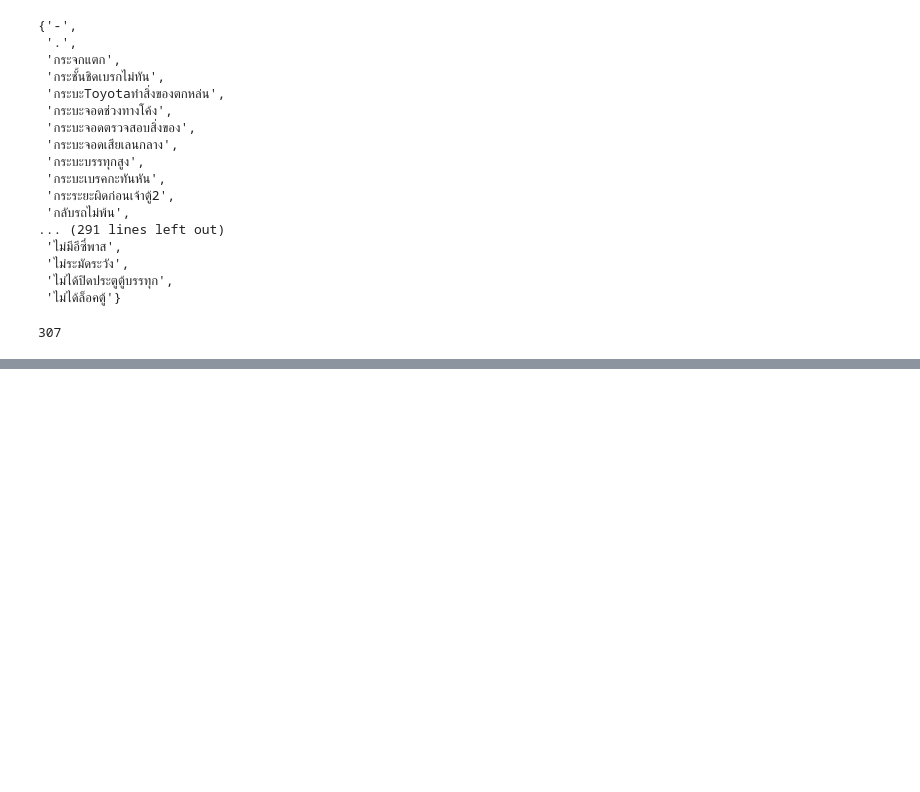
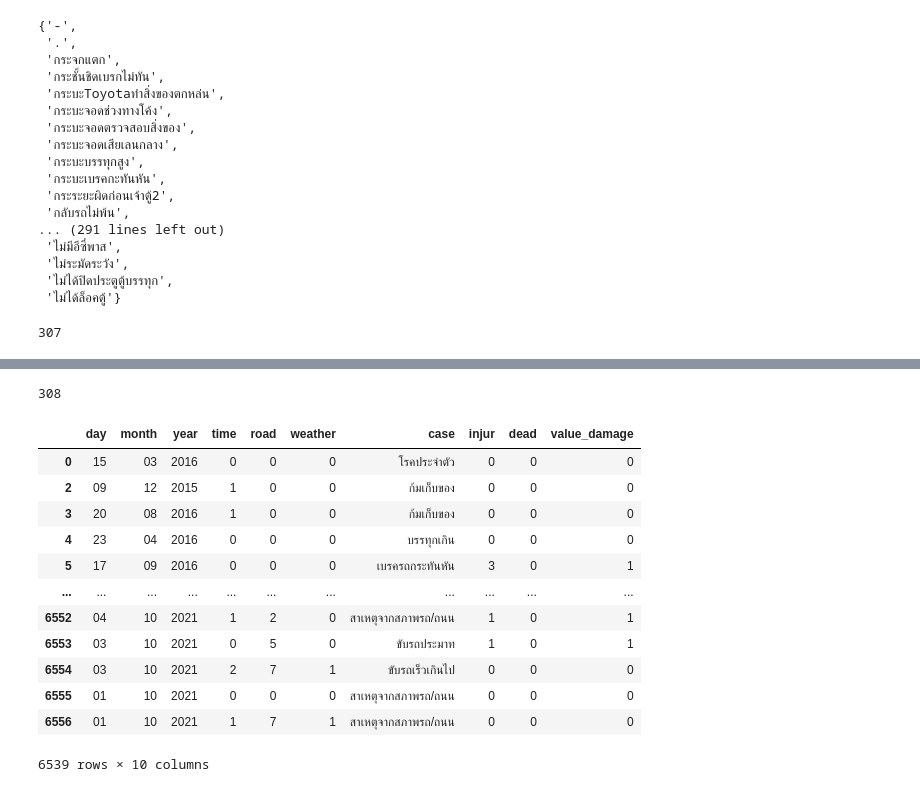
Before and after one commit to MOOwuttichai/project_dataWDkku, a Jupyter notebook: projectเเก้.ipynb, the cells around one changed output, grey strips where cells are left out. Drawn from its saved outputs; the diff is of its cells as text; code cells hidden in the pictures; blank space fills up the shorter version.

```diff
--- a/projectเเก้.ipynb
+++ b/projectเเก้.ipynb
@@ -235,13 +248,13 @@ set(use_data['weather_state'])
 weather_road=[]
 for i in range(len(use_data['weather_state'])):
   if use_data['weather_state'][i] == 'ปกติ':
-    weather_road.append('ปกติ')
+    weather_road.append('0')
   elif (use_data['weather_state'][i] == 'ฝนตก') | (use_data['weather_state'][i] == 'ท้องฟ้ามืดครึ้ม') |(use_data['weather_state'][i] == 'ฝนตกลมแรง'):
-    weather_road.append('ฝนตก')
+    weather_road.append('1')
   elif use_data['weather_state'][i] == 'กลางคืน':
-    weather_road.append('กลางคืน')
+    weather_road.append('2')
   elif (use_data['weather_state'][i] == 'ถนนเปียกรื่น') |(use_data['weather_state'][i] == 'ถนนเปียกลื่น')|(use_data['weather_state'][i] == 'ถนนเปียก') :
-    weather_road.append('ถนนเปียกลื่น')
+    weather_road.append('3')
   else:
     print(i)
 # %%
@@ -255,13 +268,6 @@ for i in range(len(use_data['injur_man'])):
     injur.append('2')
   elif (use_data['injur_man'][i] > 0) and (use_data['injur_femel'][i] > 0):
     injur.append('3')
-# %%
-value_of_acdi =[]
-for i in range(len(use_data['dead_man'])):
-  if ((use_data['dead_man'][i])+(use_data['dead_femel'][i])==0) and ((use_data['injur_man'][i])+(use_data['injur_femel'][i])==0):
-    value_of_acdi.append('0')
-  if ((use_data['dead_man'][i])+(use_data['dead_femel'][i])>0) or ((use_data['injur_man'][i])+(use_data['injur_femel'][i])>0):
-    value_of_acdi.append('1')
 # %%
 dead =[]
 for i in range(len(use_data['dead_man'])):
@@ -269,6 +275,13 @@ for i in range(len(use_data['dead_man'])):
     dead.append('0')
   elif (use_data['dead_man'][i] > 0) or (use_data['dead_femel'][i] > 0):
     dead.append('1')
+# %%
+value_of_acdi =[]
+for i in range(len(use_data['dead_man'])):
+  if (use_data['dead_man'][i]+use_data['dead_femel'][i] == 0 ) and (use_data['injur_man'][i]+use_data['injur_femel'][i]==0):
+    value_of_acdi.append('0')
+  elif (use_data['dead_man'][i]+use_data['dead_femel'][i] > 0 ) or (use_data['injur_man'][i]+use_data['injur_femel'][i]>0):
+    value_of_acdi.append('1')
 # %% [markdown]
 #จัดกลุ่ม
 # %%
@@ -378,0 +433,23 @@ len({'ขับรถในระยะกระชันชิด':'ขับ
+# %%
+print(len(set(k)))
+# %% [output]
+308
+# %%
+data_newer = {'day':day, 'month' : mon, 'year' : year, 'time':time_lable, 'road':name_road, 'weather':weather_road,'case':new1,'injur':injur,'dead':dead,'value_damage':value_of_acdi}
+data_new = pd.DataFrame(data_newer).dropna()
+# %%
+data_new
+# %% [output]
+|  | day | month | year | time | road | weather | case | injur | dead | value_damage |
+| 0 | 15 | 03 | 2016 | 0 | 0 | 0 | โรคประจำตัว | 0 | 0 | 0 |
+| 2 | 09 | 12 | 2015 | 1 | 0 | 0 | ก้มเก็บของ | 0 | 0 | 0 |
+| 3 | 20 | 08 | 2016 | 1 | 0 | 0 | ก้มเก็บของ | 0 | 0 | 0 |
+| 4 | 23 | 04 | 2016 | 0 | 0 | 0 | บรรทุกเกิน | 0 | 0 | 0 |
+| 5 | 17 | 09 | 2016 | 0 | 0 | 0 | เบรครถกระทันหัน | 3 | 0 | 1 |
+| ... | ... | ... | ... | ... | ... | ... | ... | ... | ... | ... |
+| 6552 | 04 | 10 | 2021 | 1 | 2 | 0 | สาเหตุจากสภาพรถ/ถนน | 1 | 0 | 1 |
+| 6553 | 03 | 10 | 2021 | 0 | 5 | 0 | ขับรถประมาท | 1 | 0 | 1 |
+| 6554 | 03 | 10 | 2021 | 2 | 7 | 1 | ขับรถเร็วเกินไป | 0 | 0 | 0 |
+| 6555 | 01 | 10 | 2021 | 0 | 0 | 0 | สาเหตุจากสภาพรถ/ถนน | 0 | 0 | 0 |
+| 6556 | 01 | 10 | 2021 | 1 | 7 | 1 | สาเหตุจากสภาพรถ/ถนน | 0 | 0 | 0 |
+6539 rows × 10 columns
```
Also changed, not shown: parts of 21 cells of this notebook.
